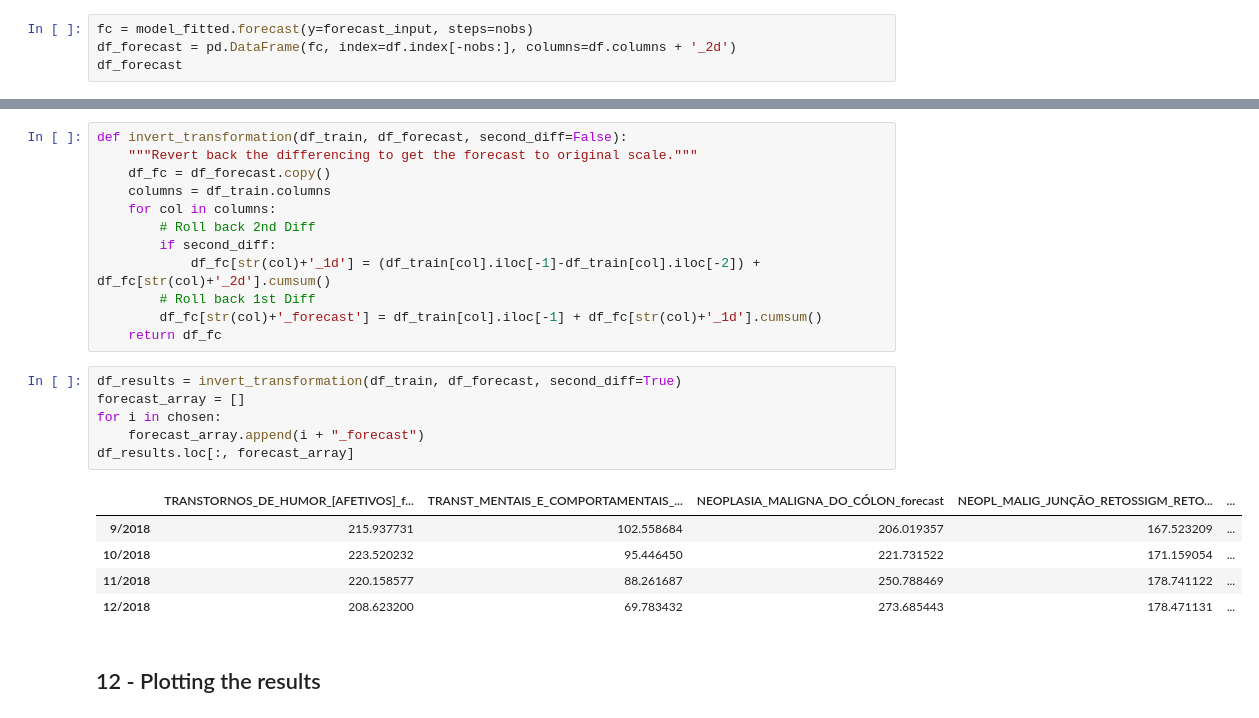
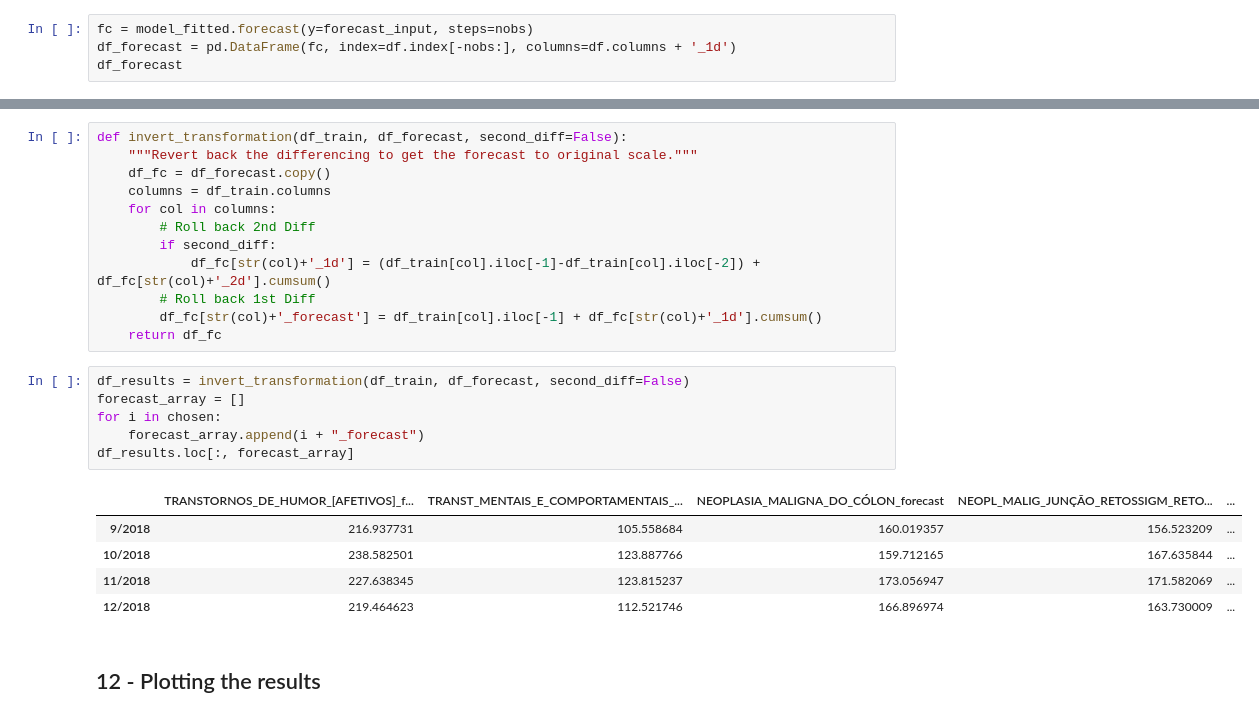
Before and after one commit to pypas/suicities-datasus, a Jupyter notebook: TimeSeries/VAR.ipynb, the cells around one changed output, grey strips where cells are left out. Drawn from its saved outputs; the diff is of its cells as text.

```diff
--- a/TimeSeries/VAR.ipynb
+++ b/TimeSeries/VAR.ipynb
@@ -436,6 +434,6 @@ array([[-16.,  14.,   0.,  22., -54.,  -2.],
 Forecasting
 # %%
 fc = model_fitted.forecast(y=forecast_input, steps=nobs)
-df_forecast = pd.DataFrame(fc, index=df.index[-nobs:], columns=df.columns + '_2d')
+df_forecast = pd.DataFrame(fc, index=df.index[-nobs:], columns=df.columns + '_1d')
 df_forecast
 # %% [output]
@@ -461,17 +459,17 @@ def invert_transformation(df_train, df_forecast, second_diff=False):
         df_fc[str(col)+'_forecast'] = df_train[col].iloc[-1] + df_fc[str(col)+'_1d'].cumsum()
     return df_fc
 # %%
-df_results = invert_transformation(df_train, df_forecast, second_diff=True)
+df_results = invert_transformation(df_train, df_forecast, second_diff=False)
 forecast_array = []
 for i in chosen:
     forecast_array.append(i + "_forecast")
 df_results.loc[:, forecast_array]
 # %% [output]
 |  | TRANSTORNOS_DE_HUMOR_[AFETIVOS]_f... | TRANST_MENTAIS_E_COMPORTAMENTAIS_... | NEOPLASIA_MALIGNA_DO_CÓLON_forecast | NEOPL_MALIG_JUNÇÃO_RETOSSIGM_RETO... | ... |
-| 9/2018 | 215.937731 | 102.558684 | 206.019357 | 167.523209 | ... |
-| 10/2018 | 223.520232 | 95.446450 | 221.731522 | 171.159054 | ... |
-| 11/2018 | 220.158577 | 88.261687 | 250.788469 | 178.741122 | ... |
-| 12/2018 | 208.623200 | 69.783432 | 273.685443 | 178.471131 | ... |
+| 9/2018 | 216.937731 | 105.558684 | 160.019357 | 156.523209 | ... |
+| 10/2018 | 238.582501 | 123.887766 | 159.712165 | 167.635844 | ... |
+| 11/2018 | 227.638345 | 123.815237 | 173.056947 | 171.582069 | ... |
+| 12/2018 | 219.464623 | 112.521746 | 166.896974 | 163.730009 | ... |
 # %% [markdown]
 ## 12 - Plotting the results
 # %%
```
Also changed, not shown: parts of 6 cells of this notebook.
